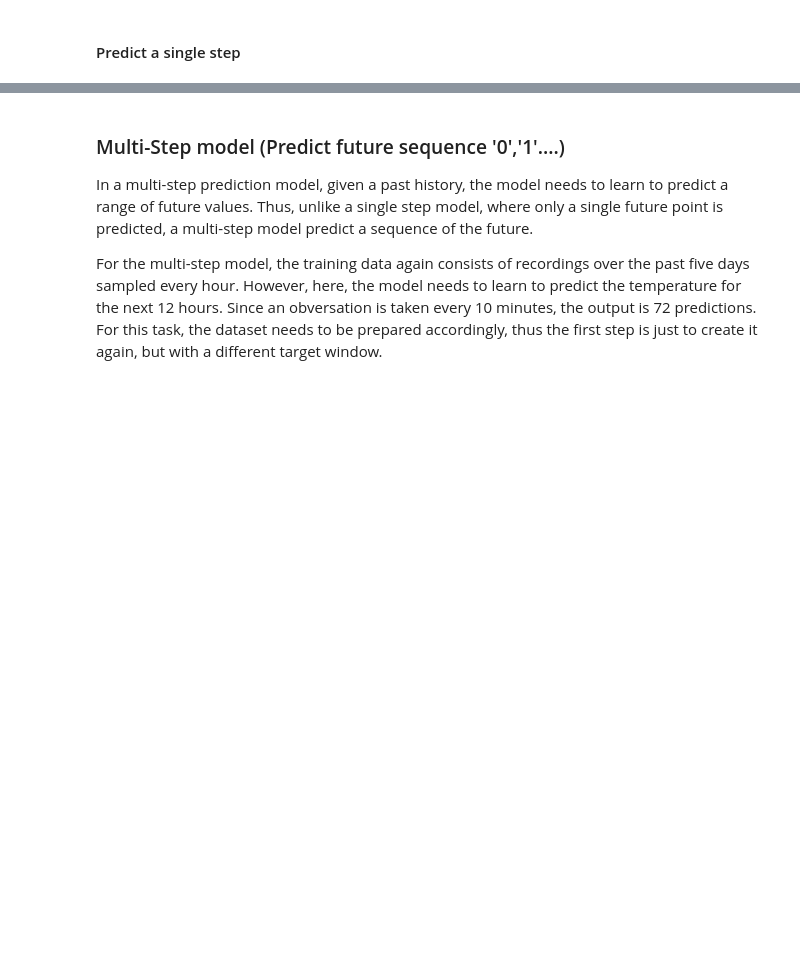
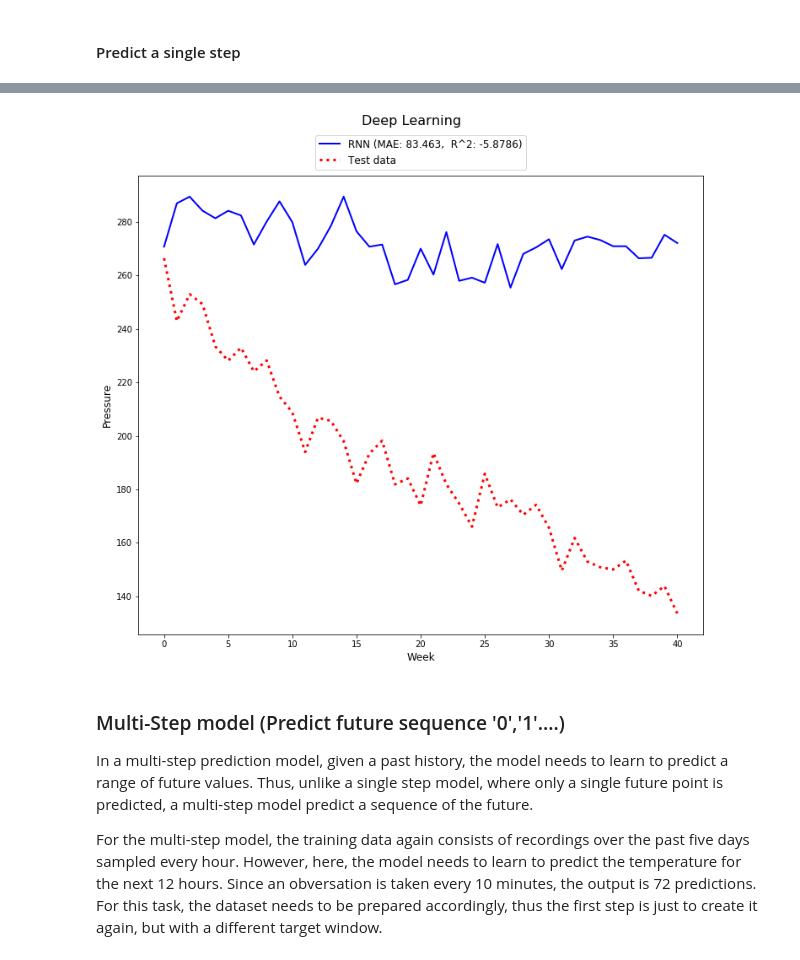
Before and after one commit to d8veone/Shale_well_Machine_Learning, a Jupyter notebook: Well_RNN.ipynb, the cells around one changed output, grey strips where cells are left out. Cells and saved outputs as stored; diff of their text form; code cells hidden in the pictures; blank space fills up the shorter version.

```diff
--- a/Well_RNN.ipynb
+++ b/Well_RNN.ipynb
@@ -382,3 +408,42 @@ for x, y in val_data_single.take(3):
+# %%
+predictions=single_step_model.predict(x_test_single)
+# %%
+predictions=predictions*data_std[12]+data_mean[12]
+# %%
+y_test_single=y_test_single*data_std[12]+data_mean[12]
+# %%
+from sklearn import metrics
+
+def RNN_comp_plot(dnn, testy, pred, labelx, labely, ftitle):
+    # Look at the results
+    lw = 2
+
+    fig= plt.figure(figsize=(12, 10))
+
+    y_hat=predictions
+
+    MAE=format(metrics.mean_absolute_error(testy, y_hat),'.3f')
+    MSE=format(metrics.mean_squared_error(testy, y_hat),'.2f')
+    R2=format(metrics.r2_score(testy, y_hat),'.4f')
+
+    plt.plot(y_hat, color='blue', lw=lw,
+                      label='{} (MAE: {},  R^2: {})'.format(dnn, MAE, R2))
+    plt.plot(testy, color='red', linestyle=':', lw=3,
+                      label='Test data')
+    plt.legend(loc='upper center',bbox_to_anchor=(0.5, 1.1),fontsize=12)
+    plt.xlabel(labelx, fontsize=12)
+    plt.ylabel(labely, fontsize=12)
+    fig.suptitle(ftitle, fontsize=16)
+    plt.show()
+# %%
+RNN_comp_plot("RNN",
+             y_test_single,
+             predictions,
+             "Week",
+             "Pressure",
+             "Deep Learning")
+# %% [output]
+[figure, added]
 # %% [markdown]
 ### Multi-Step model (Predict future sequence '0','1'....)
 In a multi-step prediction model, given a past history, the model needs to learn to predict a range of future values. Thus, unlike a single step model, where only a single future point is predicted, a multi-step model predict a sequence of the future.
```
Also changed, not shown: parts of 20 cells of this notebook.
